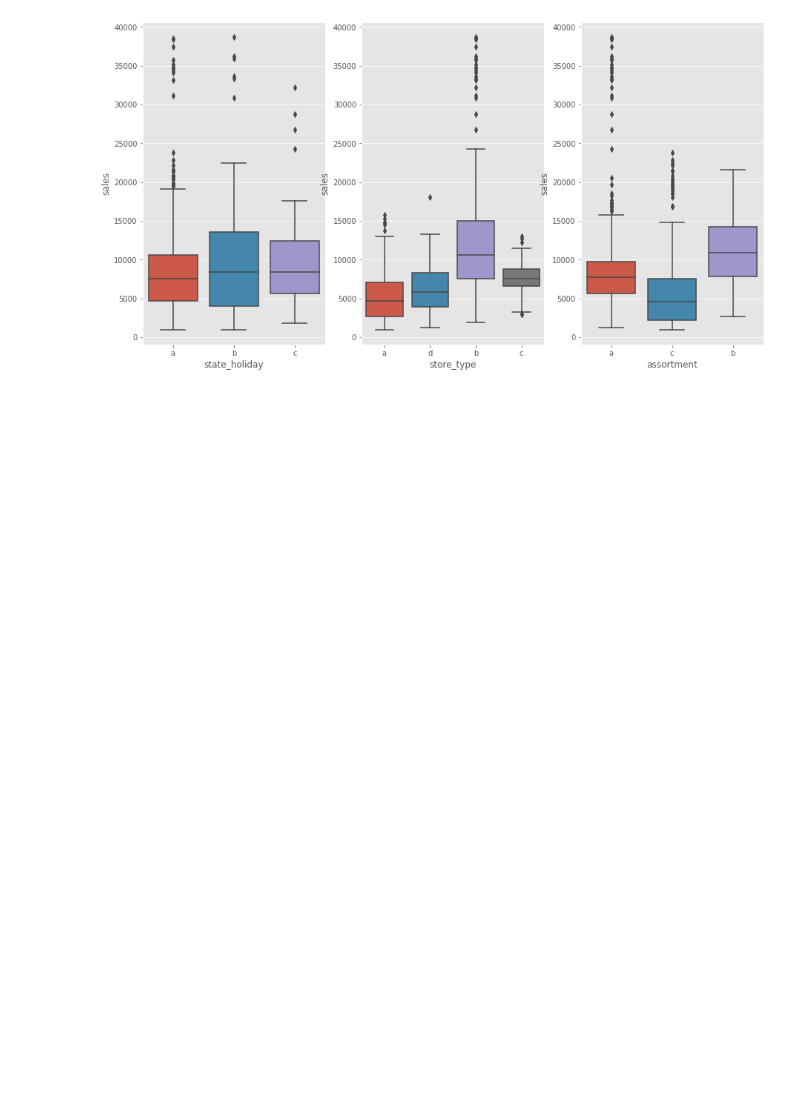
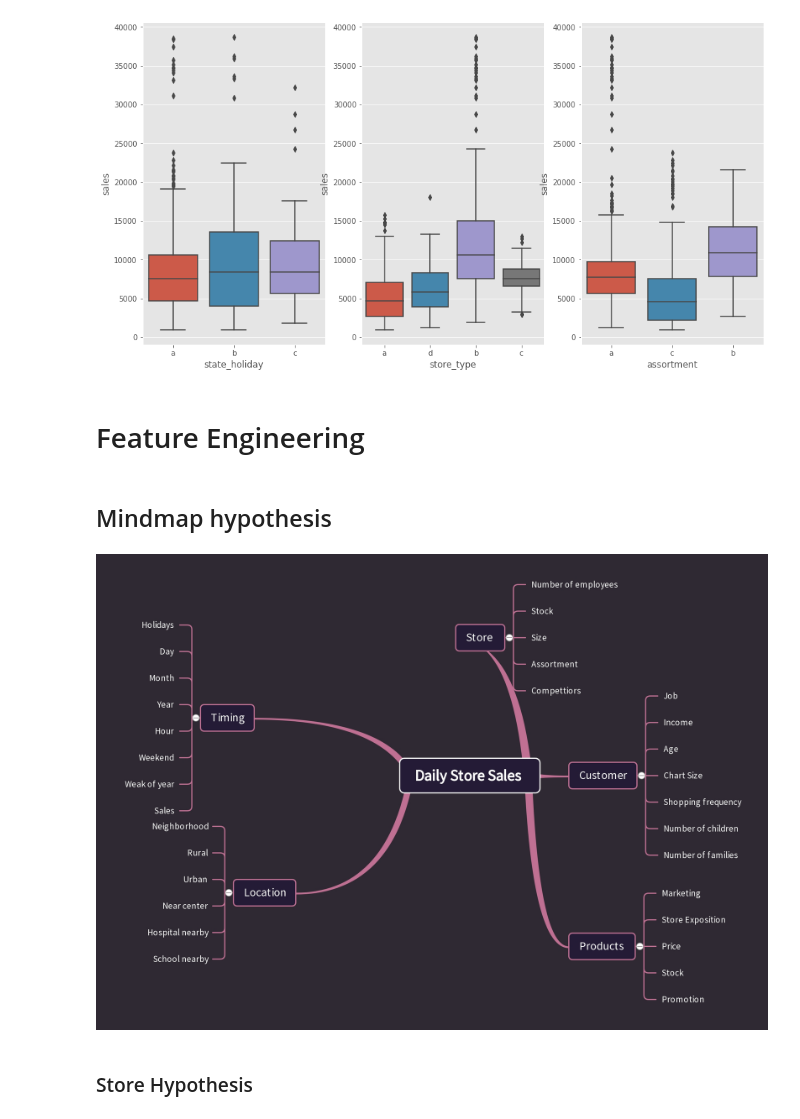
Before and after one commit to danillobarroscordeiro/rossman_sales, a Jupyter notebook: Untitled.ipynb, the cells around one changed output. Cells and saved outputs as stored; diff of their text form; code cells hidden in the pictures; blank space fills up the shorter version.

Commit message:
Creation of mapmind hypothesis

```diff
--- a/Untitled.ipynb
+++ b/Untitled.ipynb
@@ -165,3 +170,5 @@ plt.subplot(1,3,3)
 sns.boxplot(x='assortment', y='sales', data=aux1 );
 # %% [output]
 [figure]
+# %% [markdown]
+# Feature Engineering
@@ -167,0 +177,8 @@ sns.boxplot(x='assortment', y='sales', data=aux1 );
+# %% [markdown]
+## Mindmap hypothesis
+# %%
+Image('img/Daily_Store_Sales_mindmap.jpg')
+# %% [output]
+[figure, added]
+# %% [markdown]
+### Store Hypothesis
```
Also changed, not shown: parts of 12 cells of this notebook, 1 other file.
